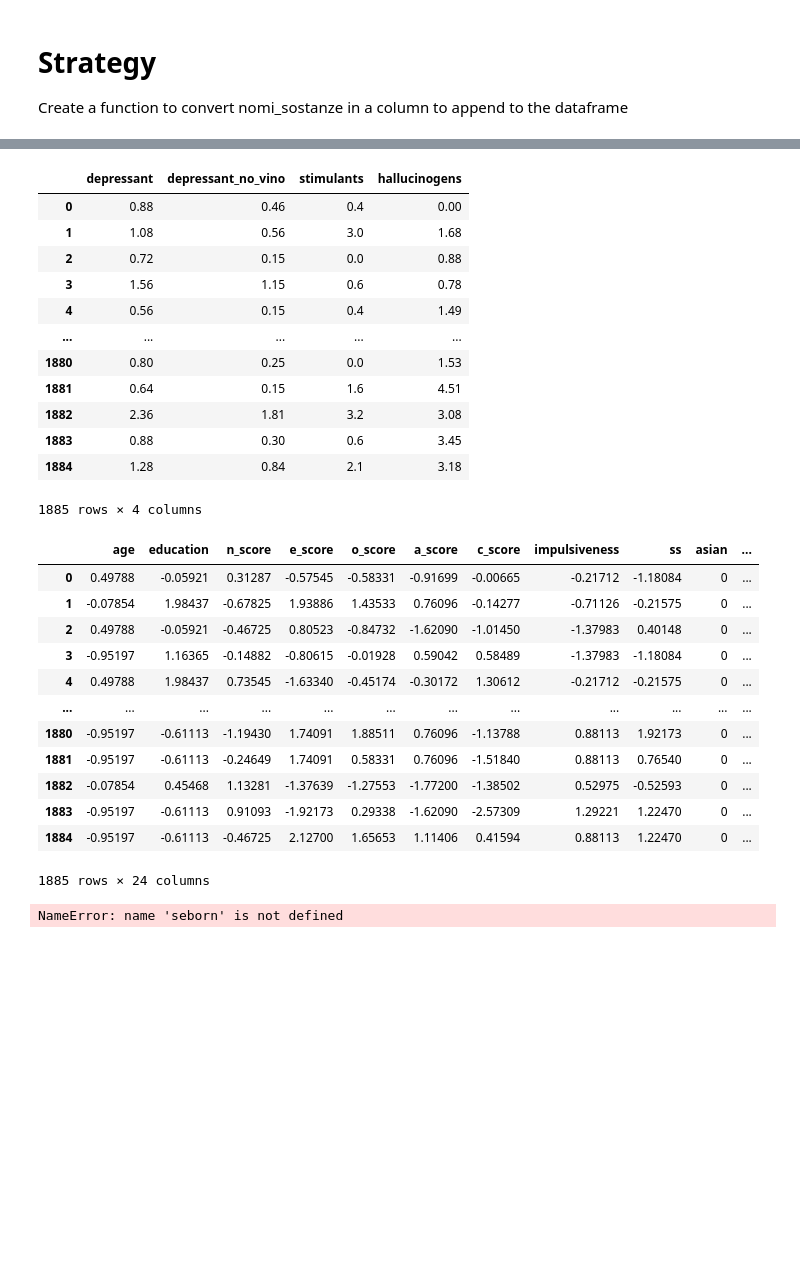
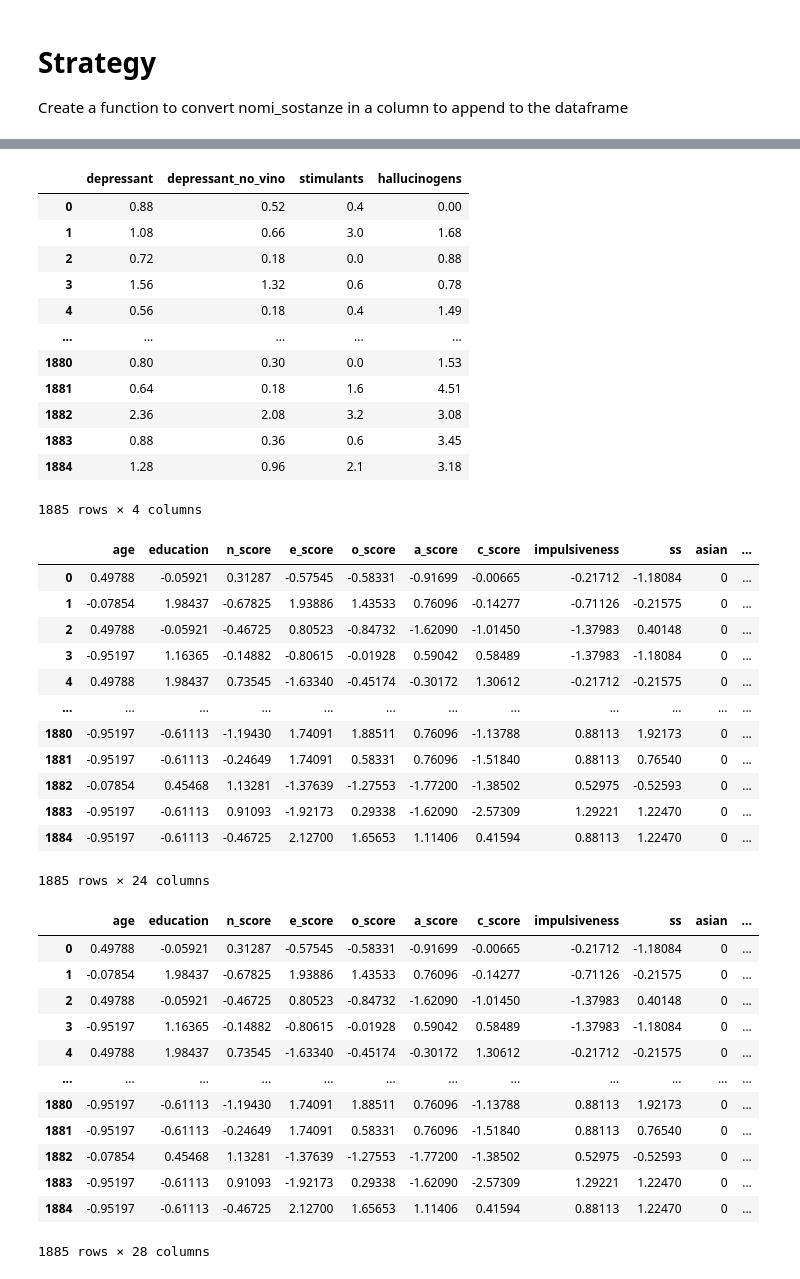
Before and after one commit to francescagiacco/ML-project-personality-and-drug-consumption, a Jupyter notebook: change_substances_with_effect.ipynb, the cells around one changed output, grey strips where cells are left out. Cells and saved outputs as stored; diff of their text form; code cells hidden in the pictures; blank space fills up the shorter version.

```diff
--- a/change_substances_with_effect.ipynb
+++ b/change_substances_with_effect.ipynb
@@ -44,7 +49,7 @@ depressants =zip(['alcohol', 'benzo', 'cannabis', 'ketamine', 'heroine'],[0.08,
 depressants= list(depressants)
 #column_depressant = colonna_gruppo(depressants, data)
 #print(column_depressant)
-depressants_no_vino =zip(['benzo', 'cannabis', 'ketamine', 'heroine'],[0.23, 0.05,0.18, 0.41])
+depressants_no_vino =zip(['benzo', 'cannabis', 'ketamine', 'heroine'],[0.26, 0.06,0.21, 0.47])
 depressants_no_vino= list(depressants_no_vino)
 
 hallucinogens = zip(['cannabis', 'ketamine', 'lsd', 'mushrooms'], [0.09, 0.3, 0.36,0.61])
@@ -64,10 +74,18 @@ stimulants = list(stimulants)
 
 def colonna_gruppo(nomi_sostanze, data):
     '''
-    input:
-    nomi_sostanze :
+    input
+    nomi_sostanze : list of tuples. Each tuple is made by 2 elements, the first one is the name of the
+                    substance and the second is the score
+    data : pandas dataframe that has substances as column. Substances are the first element of each
+           item of nomi_sostanze; to acces them: [nomi_sostanze[i][0] for i in range(len(nomi_sostanze))]
 
+    output
+    column : numpy array with the same lenght of data that for each element compute the sum over the
+             substancies coulumns each multiplied by the value assigned for the substancies. ([nomi_sostanze[i][1] for i in range(len(nomi_sostanze))])
     '''
+
+
     z = []
     for sostanza in nomi_sostanze:
          #print(data[sostanza[0]])
@@ -104,42 +122,42 @@ Length: 1885, dtype: float64
 # %%
 # create the dataframe to export
 
 dictionary_dataframe = {'depressant': column_depressant,
                         'depressant_no_vino': column_depressants_no_vino,
                         'stimulants': column_stimuants,
                         'hallucinogens' : column_hallucinogens}
 df_to_append = pd.DataFrame(data = dictionary_dataframe )
 display(df_to_append)
 
 new_df = data.copy()
 
 #drop the substancies
 substancies = ['alcohol','anphet', 'amyl', 'benzo', 'caffeine', 'cannabis',
               'chocolate', 'cocaine', 'crack', 'ecstasy', 'heroine', 'ketamine',
               'legal_h', 'lsd', 'meth', 'mushrooms', 'nicotine', 'semer', 'vsa']
 
 new_df.drop(columns = substancies, inplace = True) #remove the substancies
 display(new_df)
-seborn
+#sns.correlation()
 
 final_df = pd.concat([new_df, df_to_append],axis=1)
 display(final_df)
 #export the df
 
 final_df.to_csv('.\data_processed\data_group_by_different_effects.csv')
 # %% [output]
 |  | depressant | depressant_no_vino | stimulants | hallucinogens |
-| 0 | 0.88 | 0.46 | 0.4 | 0.00 |
-| 1 | 1.08 | 0.56 | 3.0 | 1.68 |
-| 2 | 0.72 | 0.15 | 0.0 | 0.88 |
-| 3 | 1.56 | 1.15 | 0.6 | 0.78 |
-| 4 | 0.56 | 0.15 | 0.4 | 1.49 |
+| 0 | 0.88 | 0.52 | 0.4 | 0.00 |
+| 1 | 1.08 | 0.66 | 3.0 | 1.68 |
+| 2 | 0.72 | 0.18 | 0.0 | 0.88 |
+| 3 | 1.56 | 1.32 | 0.6 | 0.78 |
+| 4 | 0.56 | 0.18 | 0.4 | 1.49 |
 | ... | ... | ... | ... | ... |
-| 1880 | 0.80 | 0.25 | 0.0 | 1.53 |
-| 1881 | 0.64 | 0.15 | 1.6 | 4.51 |
-| 1882 | 2.36 | 1.81 | 3.2 | 3.08 |
-| 1883 | 0.88 | 0.30 | 0.6 | 3.45 |
-| 1884 | 1.28 | 0.84 | 2.1 | 3.18 |
+| 1880 | 0.80 | 0.30 | 0.0 | 1.53 |
+| 1881 | 0.64 | 0.18 | 1.6 | 4.51 |
+| 1882 | 2.36 | 2.08 | 3.2 | 3.08 |
+| 1883 | 0.88 | 0.36 | 0.6 | 3.45 |
+| 1884 | 1.28 | 0.96 | 2.1 | 3.18 |
 1885 rows × 4 columns
 |  | age | education | n_score | e_score | o_score | a_score | c_score | impulsiveness | ss | asian | ... |
 | 0 | 0.49788 | -0.05921 | 0.31287 | -0.57545 | -0.58331 | -0.91699 | -0.00665 | -0.21712 | -1.18084 | 0 | ... |
@@ -154,4 +172,16 @@ final_df.to_csv('.\data_processed\data_group_by_different_effects.csv')
 | 1883 | -0.95197 | -0.61113 | 0.91093 | -1.92173 | 0.29338 | -1.62090 | -2.57309 | 1.29221 | 1.22470 | 0 | ... |
 | 1884 | -0.95197 | -0.61113 | -0.46725 | 2.12700 | 1.65653 | 1.11406 | 0.41594 | 0.88113 | 1.22470 | 0 | ... |
 1885 rows × 24 columns
+|  | age | education | n_score | e_score | o_score | a_score | c_score | impulsiveness | ss | asian | ... |
+| 0 | 0.49788 | -0.05921 | 0.31287 | -0.57545 | -0.58331 | -0.91699 | -0.00665 | -0.21712 | -1.18084 | 0 | ... |
+| 1 | -0.07854 | 1.98437 | -0.67825 | 1.93886 | 1.43533 | 0.76096 | -0.14277 | -0.71126 | -0.21575 | 0 | ... |
+| 2 | 0.49788 | -0.05921 | -0.46725 | 0.80523 | -0.84732 | -1.62090 | -1.01450 | -1.37983 | 0.40148 | 0 | ... |
+| 3 | -0.95197 | 1.16365 | -0.14882 | -0.80615 | -0.01928 | 0.59042 | 0.58489 | -1.37983 | -1.18084 | 0 | ... |
+| 4 | 0.49788 | 1.98437 | 0.73545 | -1.63340 | -0.45174 | -0.30172 | 1.30612 | -0.21712 | -0.21575 | 0 | ... |
+| ... | ... | ... | ... | ... | ... | ... | ... | ... | ... | ... | ... |
+| 1880 | -0.95197 | -0.61113 | -1.19430 | 1.74091 | 1.88511 | 0.76096 | -1.13788 | 0.88113 | 1.92173 | 0 | ... |
+| 1881 | -0.95197 | -0.61113 | -0.24649 | 1.74091 | 0.58331 | 0.76096 | -1.51840 | 0.88113 | 0.76540 | 0 | ... |
+| 1882 | -0.07854 | 0.45468 | 1.13281 | -1.37639 | -1.27553 | -1.77200 | -1.38502 | 0.52975 | -0.52593 | 0 | ... |
+| 1883 | -0.95197 | -0.61113 | 0.91093 | -1.92173 | 0.29338 | -1.62090 | -2.57309 | 1.29221 | 1.22470 | 0 | ... |
+| 1884 | -0.95197 | -0.61113 | -0.46725 | 2.12700 | 1.65653 | 1.11406 | 0.41594 | 0.88113 | 1.22470 | 0 | ... |
-NameError: name 'seborn' is not defined
+1885 rows × 28 columns
```
Also changed, not shown: parts of 5 cells of this notebook, 1 other file.
